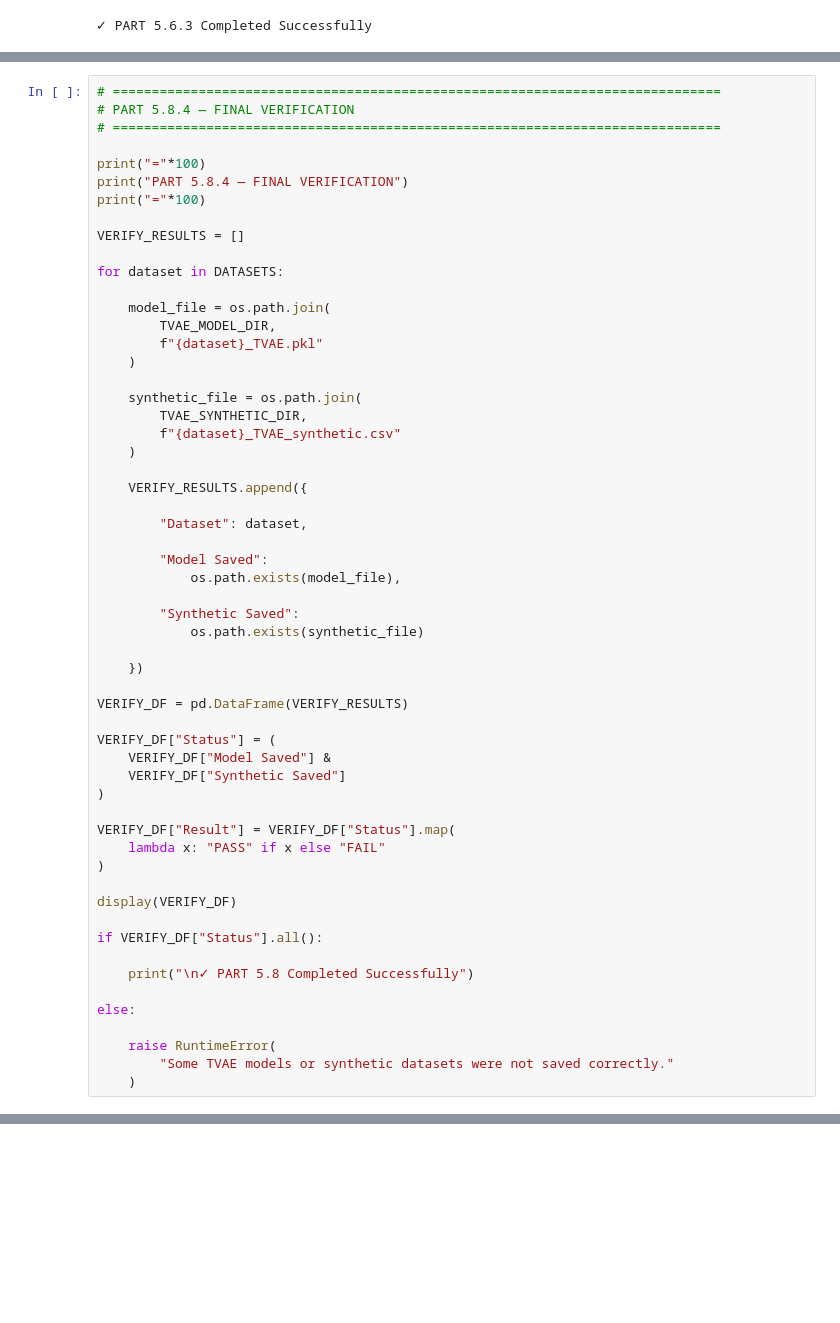
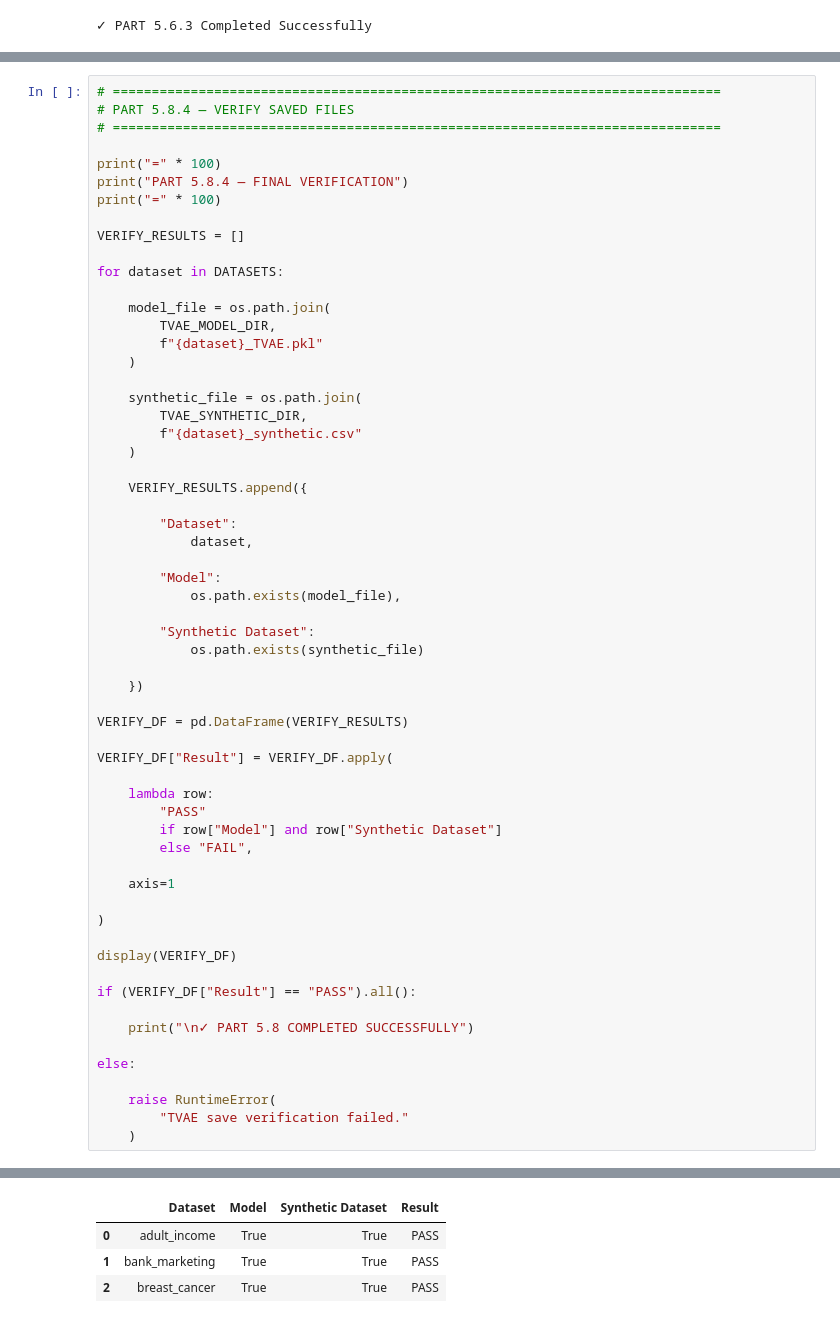
Before and after one commit to amzad-786githumb/Privacy-Preserving-Synthetic-Tabular-Data-Generation-Using-Generative-Adversarial-Networks, a Jupyter notebook: 05_Proposed_SPP_GAN.ipynb, the cells around one changed output, grey strips where cells are left out. Saved outputs shown, nothing was run; the diff lists cells and outputs as text; blank space fills up the shorter version.

```diff
--- a/05_Proposed_SPP_GAN.ipynb
+++ b/05_Proposed_SPP_GAN.ipynb
@@ -2676,11 +2817,11 @@ Feature Shape      : torch.Size([8, 128])
 # %%
 # ==============================================================================
-# PART 5.8.4 — FINAL VERIFICATION
+# PART 5.8.4 — VERIFY SAVED FILES
 # ==============================================================================
 
-print("="*100)
+print("=" * 100)
 print("PART 5.8.4 — FINAL VERIFICATION")
-print("="*100)
+print("=" * 100)
 
 VERIFY_RESULTS = []
 
@@ -2693,41 +2834,44 @@ for dataset in DATASETS:
 
     synthetic_file = os.path.join(
         TVAE_SYNTHETIC_DIR,
-        f"{dataset}_TVAE_synthetic.csv"
+        f"{dataset}_synthetic.csv"
     )
 
     VERIFY_RESULTS.append({
 
-        "Dataset": dataset,
+        "Dataset":
+            dataset,
 
-        "Model Saved":
+        "Model":
             os.path.exists(model_file),
 
-        "Synthetic Saved":
+        "Synthetic Dataset":
             os.path.exists(synthetic_file)
 
     })
 
 VERIFY_DF = pd.DataFrame(VERIFY_RESULTS)
 
-VERIFY_DF["Status"] = (
-    VERIFY_DF["Model Saved"] &
-    VERIFY_DF["Synthetic Saved"]
-)
+VERIFY_DF["Result"] = VERIFY_DF.apply(
 
-VERIFY_DF["Result"] = VERIFY_DF["Status"].map(
-    lambda x: "PASS" if x else "FAIL"
+    lambda row:
+        "PASS"
+        if row["Model"] and row["Synthetic Dataset"]
+        else "FAIL",
+
+    axis=1
+
 )
 
 display(VERIFY_DF)
 
-if VERIFY_DF["Status"].all():
+if (VERIFY_DF["Result"] == "PASS").all():
 
-    print("\n✓ PART 5.8 Completed Successfully")
+    print("\n✓ PART 5.8 COMPLETED SUCCESSFULLY")
 
 else:
 
     raise RuntimeError(
-        "Some TVAE models or synthetic datasets were not saved correctly."
+        "TVAE save verification failed."
     )
 # %% [output]
@@ -2734,0 +2881,4 @@ Temporary tensors removed.
+|  | Dataset | Model | Synthetic Dataset | Result |
+| 0 | adult_income | True | True | PASS |
+| 1 | bank_marketing | True | True | PASS |
+| 2 | breast_cancer | True | True | PASS |
```
Also changed, not shown: parts of 26 cells of this notebook.
